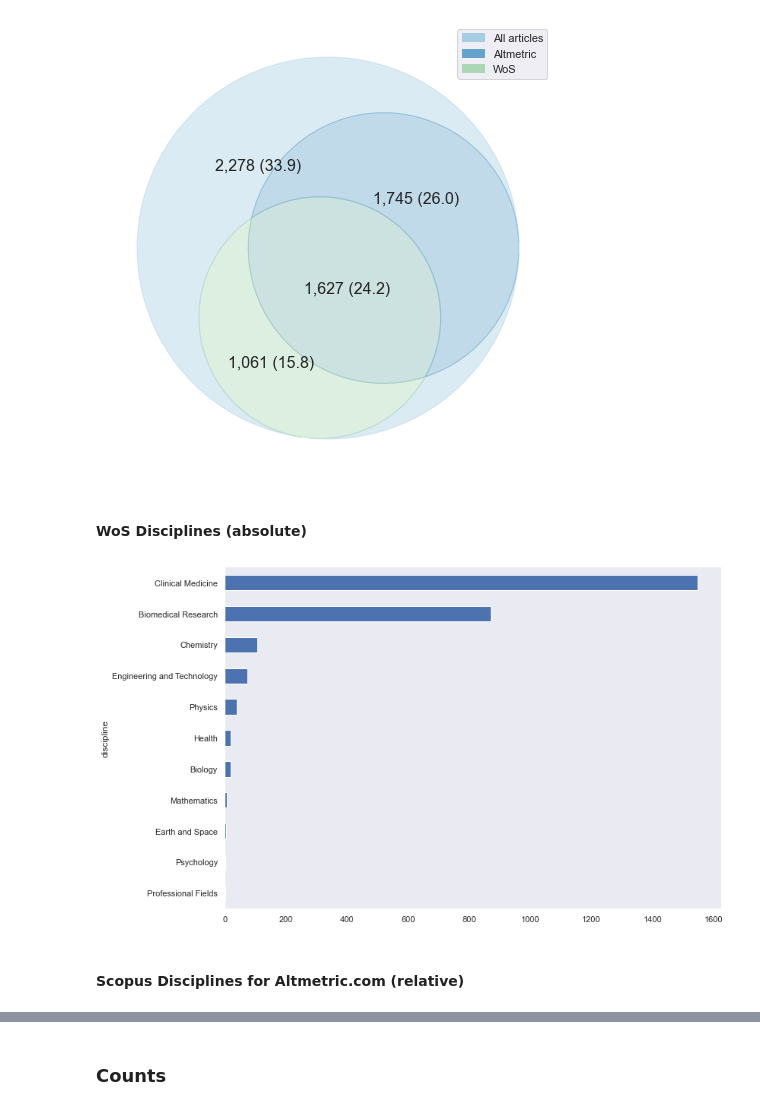
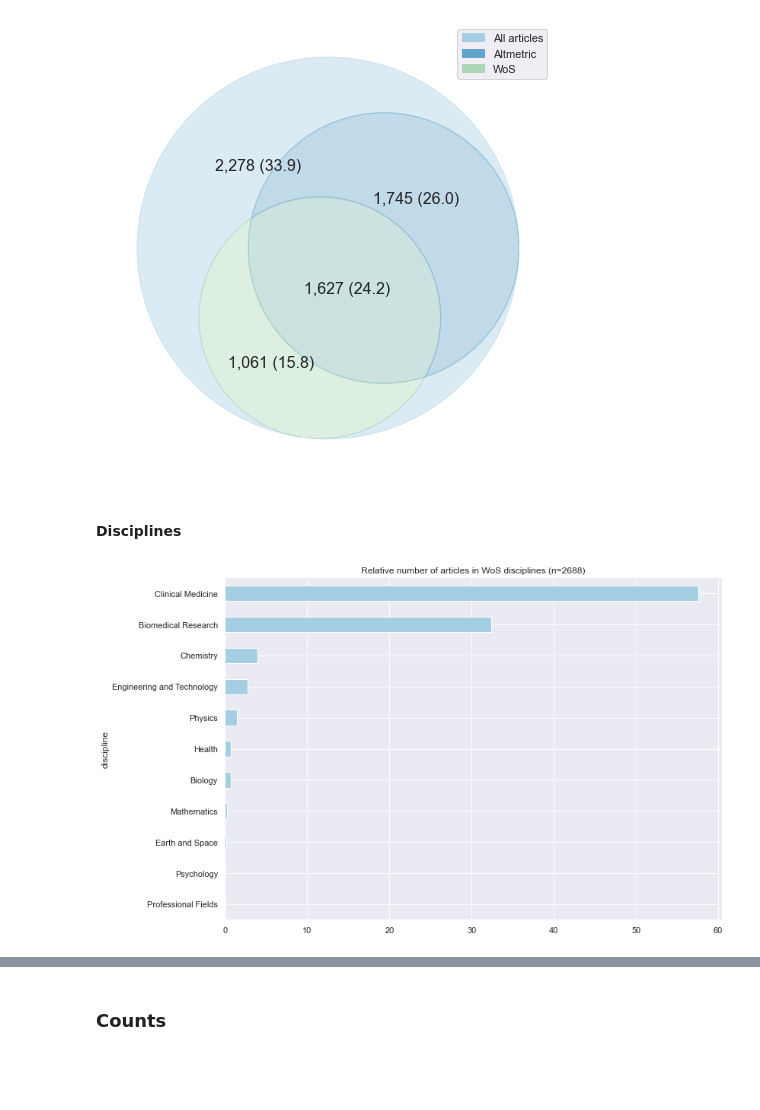
Before and after one commit to ScholCommLab/tracking-grants, a Jupyter notebook: notebooks/reports/interim_report_2.ipynb, the cells around one changed output, grey strips where cells are left out. Saved outputs shown, nothing was run; the diff lists cells and outputs as text; code cells hidden in the pictures; blank space fills up the shorter version.

```diff
--- a/notebooks/reports/interim_report_2.ipynb
+++ b/notebooks/reports/interim_report_2.ipynb
@@ -18,7 +20,7 @@ import numpy as np
 from military_grants import references_f, articles_f, wos_f, altmetric_f
 # %%
 # Seaborn styles
-sns.set_style("dark")
+sns.set_style("darkgrid")
 
 # Matplotlib figure configuration fonts and figsizes
 plt.rcParams.update({
@@ -206,13 +210,12 @@ plt.legend(handles=handles);
 # %% [output]
 [figure]
 # %% [markdown]
-#### WoS Disciplines (absolute)
+#### Disciplines
 # %%
-wos.groupby("discipline").size().sort_values().plot(kind="barh")
+wos.groupby("discipline").size().div(len(wos)/100).sort_values().plot(kind="barh", color=cp3[0])
+plt.title(f"Relative number of articles in WoS disciplines (n={len(wos)})")
 sns.despine()
 # %% [output]
-[figure, old version]
+[figure, new version]
-# %% [markdown]
-#### Scopus Disciplines for Altmetric.com (relative)
 # %%
 pdf = pd.get_dummies(altmetrics['scopus_subjects'].apply(pd.Series).stack()).sum(level=0).melt()
```
Also changed, not shown: parts of 21 cells of this notebook.
